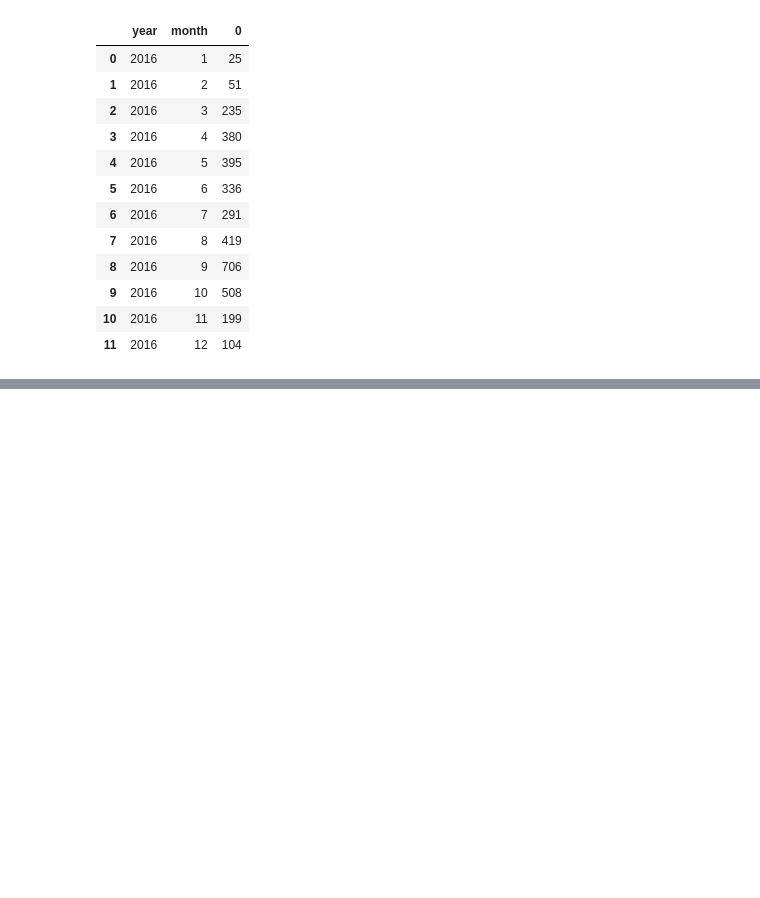
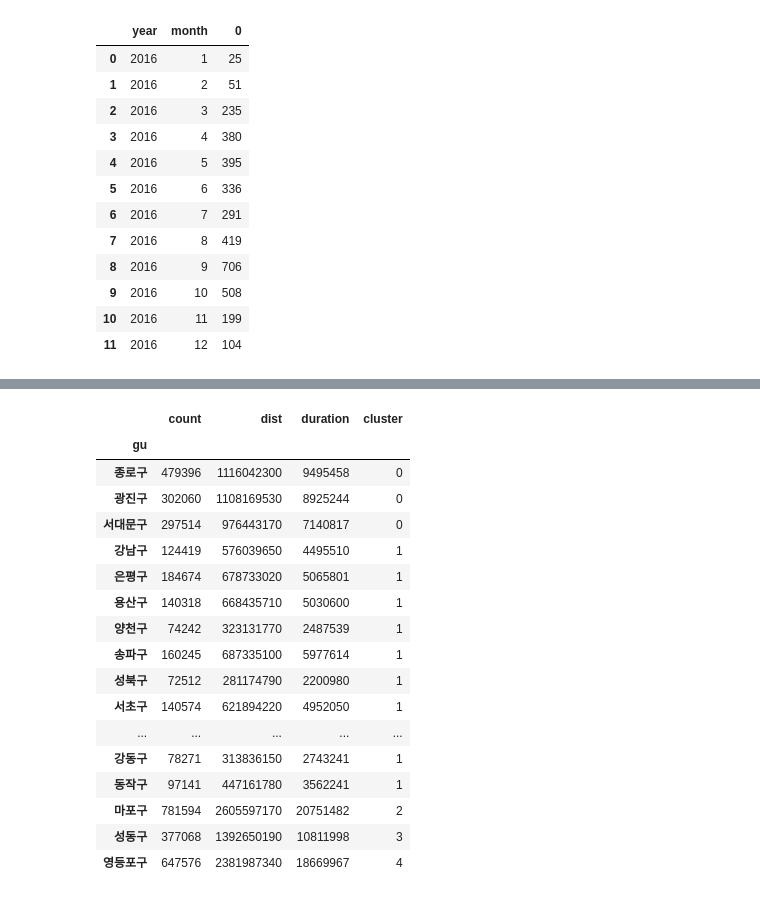
Before and after one commit to black3279/ML-Deep-Learning-Study, a Jupyter notebook: tensorflow/26_problemSolving.ipynb, the cells around one changed output, grey strips where cells are left out. Cells and saved outputs as stored; diff of their text form; code cells hidden in the pictures; blank space fills up the shorter version.

```diff
--- a/tensorflow/26_problemSolving.ipynb
+++ b/tensorflow/26_problemSolving.ipynb
@@ -190,0 +308,21 @@ id207_2016[["year","month"]].groupby(["year","month"]).agg(len).reset_index()
+# %%
+gu_2017.sort_values("cluster")
+# %% [output]
+|  | count | dist | duration | cluster |
+| gu |  |  |  |  |
+| 종로구 | 479396 | 1116042300 | 9495458 | 0 |
+| 광진구 | 302060 | 1108169530 | 8925244 | 0 |
+| 서대문구 | 297514 | 976443170 | 7140817 | 0 |
+| 강남구 | 124419 | 576039650 | 4495510 | 1 |
+| 은평구 | 184674 | 678733020 | 5065801 | 1 |
+| 용산구 | 140318 | 668435710 | 5030600 | 1 |
+| 양천구 | 74242 | 323131770 | 2487539 | 1 |
+| 송파구 | 160245 | 687335100 | 5977614 | 1 |
+| 성북구 | 72512 | 281174790 | 2200980 | 1 |
+| 서초구 | 140574 | 621894220 | 4952050 | 1 |
+| ... | ... | ... | ... | ... |
+| 강동구 | 78271 | 313836150 | 2743241 | 1 |
+| 동작구 | 97141 | 447161780 | 3562241 | 1 |
+| 마포구 | 781594 | 2605597170 | 20751482 | 2 |
+| 성동구 | 377068 | 1392650190 | 10811998 | 3 |
+| 영등포구 | 647576 | 2381987340 | 18669967 | 4 |
```
Also changed, not shown: parts of 18 cells of this notebook, 1 other file.
